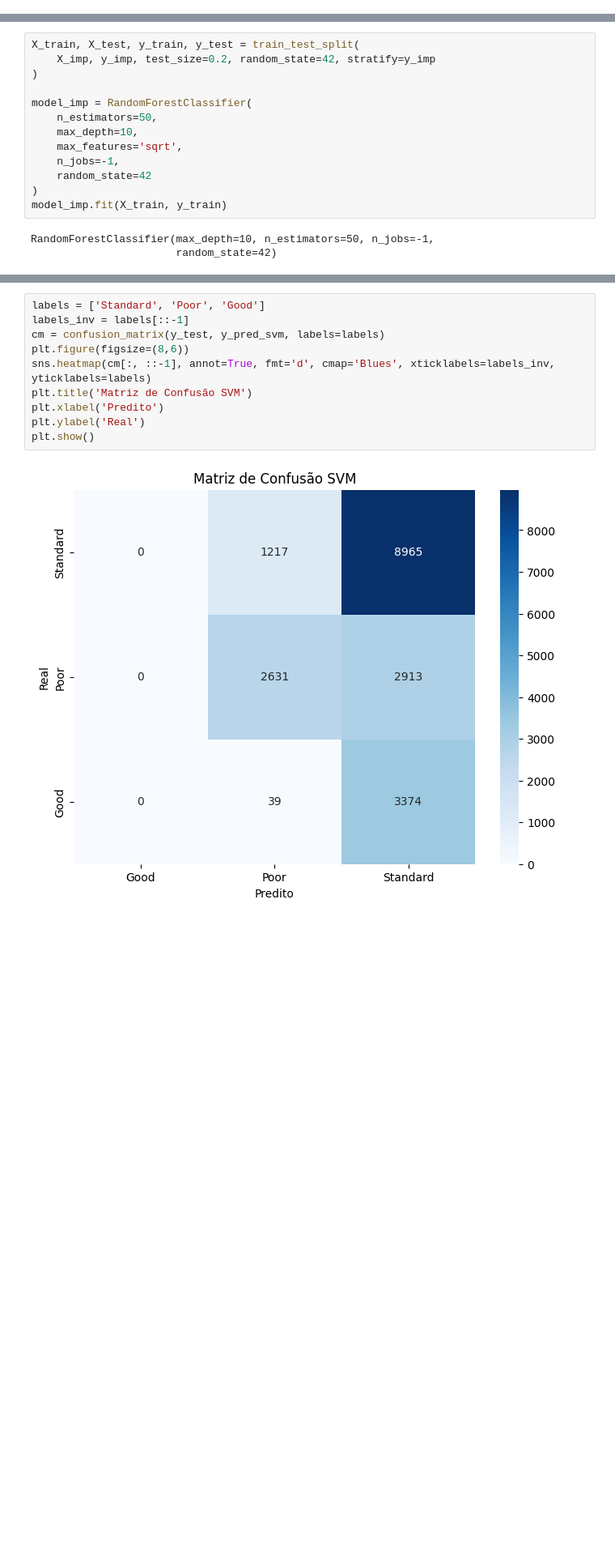
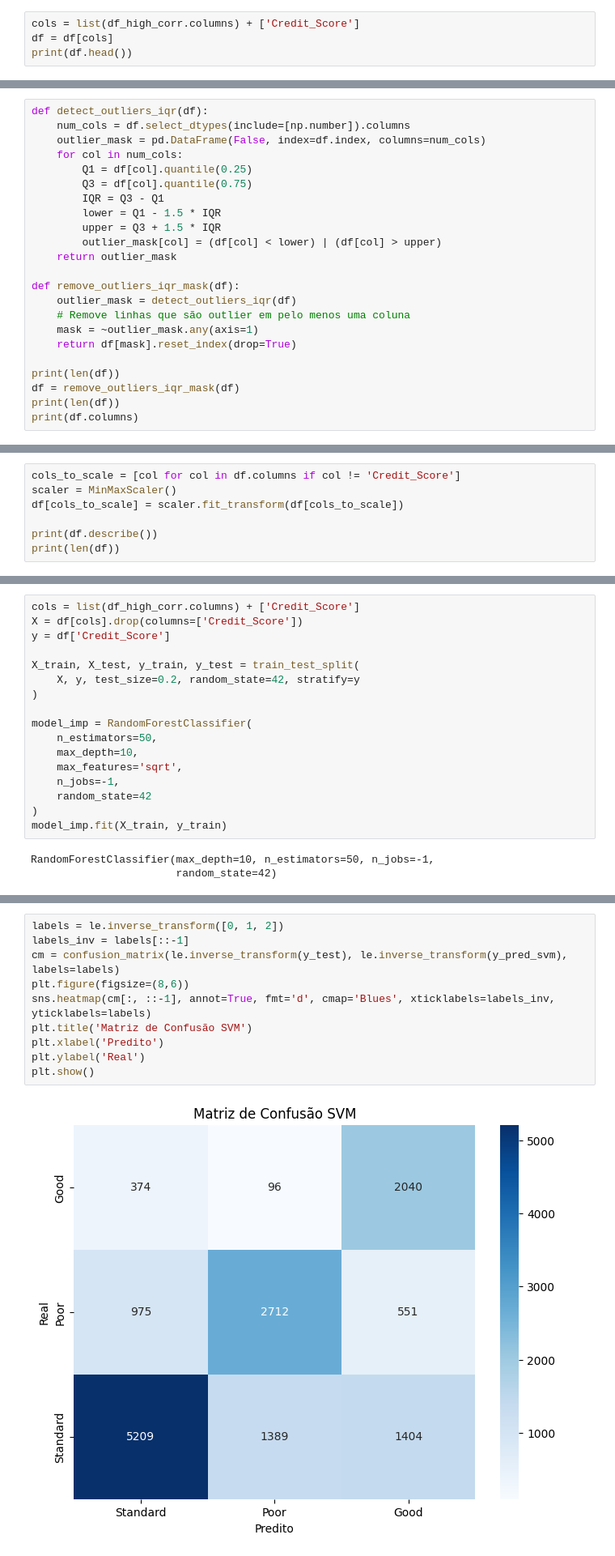
Before and after one commit to EnzoRigon/ciencia-dados-gb, a Jupyter notebook: ml.ipynb, the cells around one changed output, grey strips where cells are left out. Shown at 81% size. Saved outputs shown, nothing was run; the diff lists cells and outputs as text; blank space fills up the shorter version.

```diff
--- a/ml.ipynb
+++ b/ml.ipynb
@@ -229,0 +134,4 @@ NaNs em y_imp: 0
+# %%
+cols = list(df_high_corr.columns) + ['Credit_Score']
+df = df[cols]
+print(df.head())
@@ -229,0 +156,23 @@ NaNs em y_imp: 0
+# %%
+def detect_outliers_iqr(df):
+    num_cols = df.select_dtypes(include=[np.number]).columns
+    outlier_mask = pd.DataFrame(False, index=df.index, columns=num_cols)
+    for col in num_cols:
+        Q1 = df[col].quantile(0.25)
+        Q3 = df[col].quantile(0.75)
+        IQR = Q3 - Q1
+        lower = Q1 - 1.5 * IQR
+        upper = Q3 + 1.5 * IQR
+        outlier_mask[col] = (df[col] < lower) | (df[col] > upper)
+    return outlier_mask
+
+def remove_outliers_iqr_mask(df):
+    outlier_mask = detect_outliers_iqr(df)
+    # Remove linhas que são outlier em pelo menos uma coluna
+    mask = ~outlier_mask.any(axis=1)
+    return df[mask].reset_index(drop=True)
+
+print(len(df))
+df = remove_outliers_iqr_mask(df)
+print(len(df))
+print(df.columns)
@@ -229,0 +190,7 @@ NaNs em y_imp: 0
+# %%
+cols_to_scale = [col for col in df.columns if col != 'Credit_Score']
+scaler = MinMaxScaler()
+df[cols_to_scale] = scaler.fit_transform(df[cols_to_scale])
+
+print(df.describe())
+print(len(df))
@@ -230,6 +219,10 @@ NaNs em y_imp: 0
 # %%
+cols = list(df_high_corr.columns) + ['Credit_Score']
+X = df[cols].drop(columns=['Credit_Score'])
+y = df['Credit_Score']
+
 X_train, X_test, y_train, y_test = train_test_split(
-    X_imp, y_imp, test_size=0.2, random_state=42, stratify=y_imp
+    X, y, test_size=0.2, random_state=42, stratify=y
 )
 
 model_imp = RandomForestClassifier(
@@ -315,12 +315,12 @@ weighted avg       0.51      0.61      0.54     19139
 # %%
-labels = ['Standard', 'Poor', 'Good']
+labels = le.inverse_transform([0, 1, 2])
 labels_inv = labels[::-1]
-cm = confusion_matrix(y_test, y_pred_svm, labels=labels)
+cm = confusion_matrix(le.inverse_transform(y_test), le.inverse_transform(y_pred_svm), labels=labels)
 plt.figure(figsize=(8,6))
 sns.heatmap(cm[:, ::-1], annot=True, fmt='d', cmap='Blues', xticklabels=labels_inv, yticklabels=labels)
 plt.title('Matriz de Confusão SVM')
 plt.xlabel('Predito')
 plt.ylabel('Real')
 plt.show()
 # %% [output]
-[figure, old version]
+[figure, new version]
```
Also changed, not shown: parts of 32 cells of this notebook, 2 other files.
